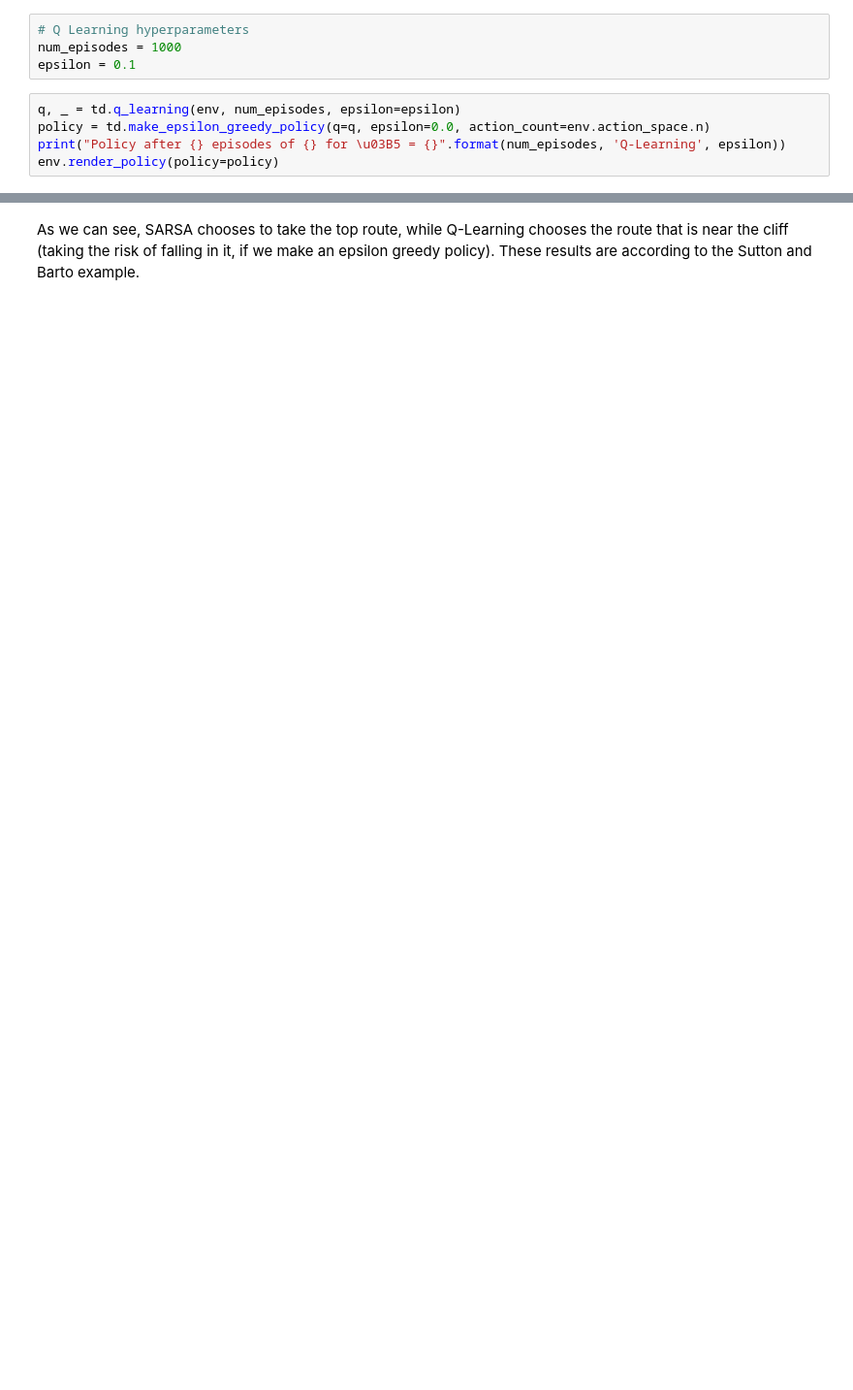
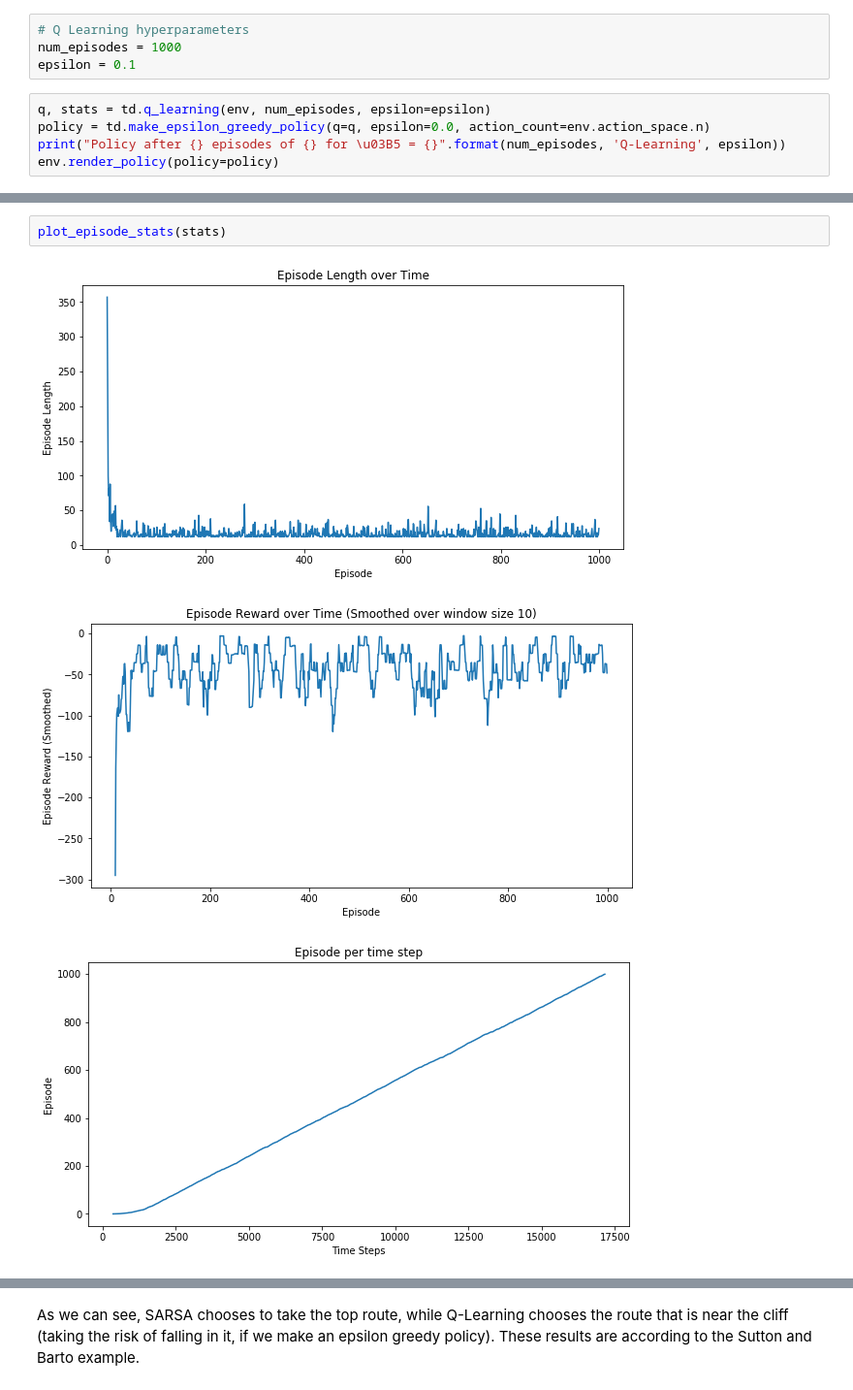
Before and after one commit to BogdanFloris/Reinforcement-Learning, a Jupyter notebook: playgrounds/cliff_walking_playground.ipynb, the cells around one changed output, grey strips where cells are left out. Shown: that part at 97% size. Drawn from its saved outputs; the diff is of its cells as text; blank space fills up the shorter version.

```diff
--- a/playgrounds/cliff_walking_playground.ipynb
+++ b/playgrounds/cliff_walking_playground.ipynb
@@ -53,7 +51,7 @@ Policy after 1000 episodes of SARSA for ε = 0.1
 num_episodes = 1000
 epsilon = 0.1
 # %%
-q, _ = td.q_learning(env, num_episodes, epsilon=epsilon)
+q, stats = td.q_learning(env, num_episodes, epsilon=epsilon)
 policy = td.make_epsilon_greedy_policy(q=q, epsilon=0.0, action_count=env.action_space.n)
 print("Policy after {} episodes of {} for \u03B5 = {}".format(num_episodes, 'Q-Learning', epsilon))
 env.render_policy(policy=policy)
@@ -64,2 +62,8 @@ Policy after 1000 episodes of Q-Learning for ε = 0.1
  →  →  →  →  →  →  →  →  →  →  →  ↓
  ↑  C  C  C  C  C  C  C  C  C  C  G
+# %%
+plot_episode_stats(stats)
+# %% [output]
+[figure, added]
+[figure, added]
+[figure, added]
```
Also changed, not shown: parts of 5 cells of this notebook, 4 other files.
